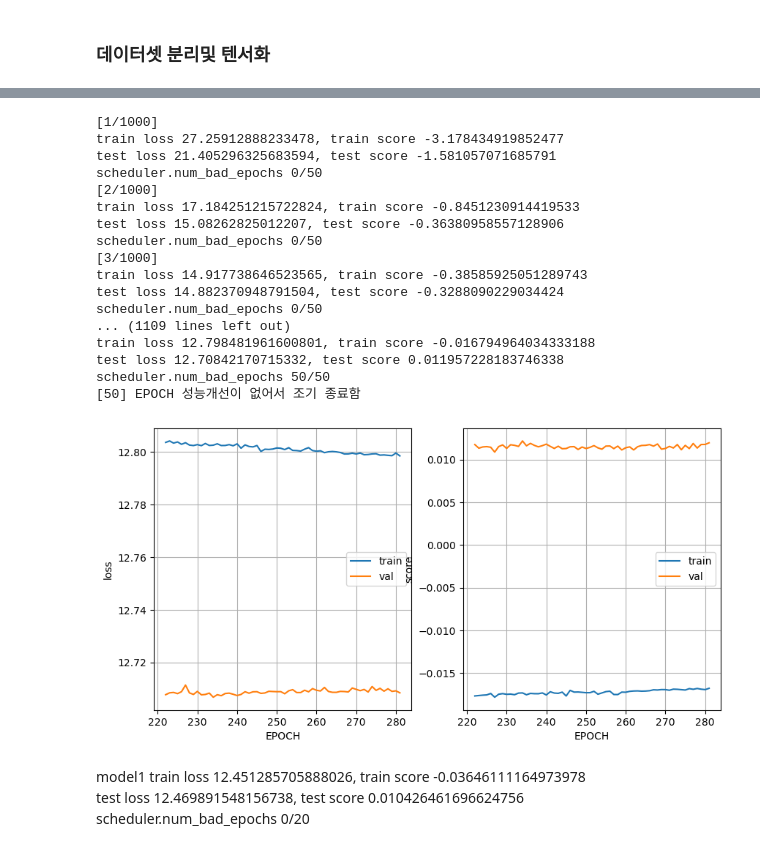
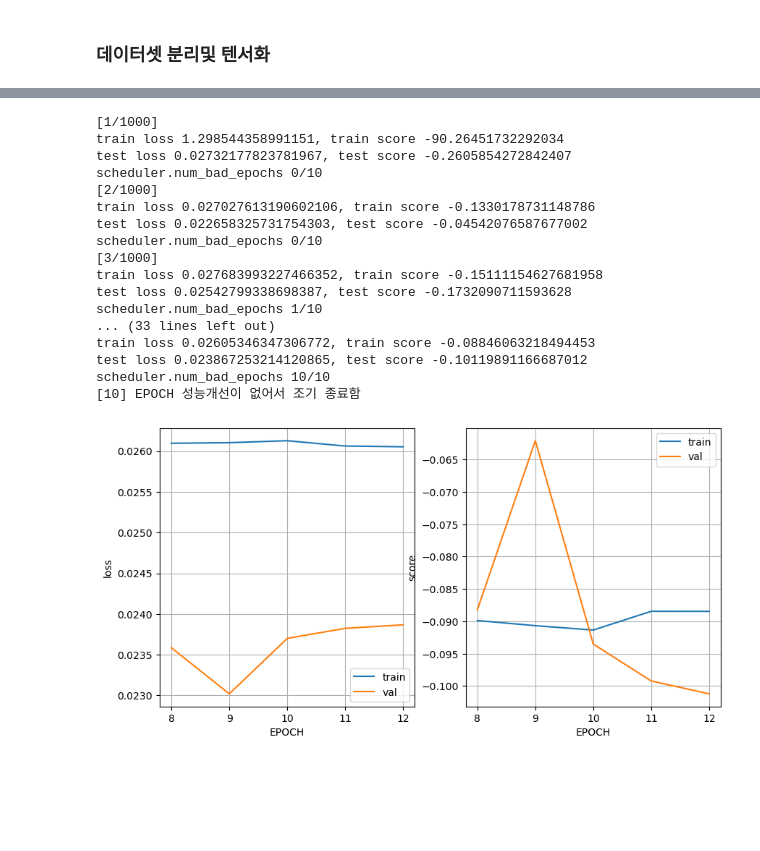
Before and after one commit to angelless00/KDT, a Jupyter notebook: 프로젝트/1024 배달현황/delivery copy.ipynb, the cells around one changed output, grey strips where cells are left out. Cells and saved outputs as stored; diff of their text form; code cells hidden in the pictures; blank space fills up the shorter version.

```diff
--- a/프로젝트/1024 배달현황/delivery copy.ipynb
+++ b/프로젝트/1024 배달현황/delivery copy.ipynb
@@ -137,7 +105,7 @@ deliDF
 # %%
-deliDF['한식']=deliDF['한식']/deliDF['총배달건수']*100
-deliDF['글로벌']=deliDF['글로벌']/deliDF['총배달건수']*100
-deliDF['패스트푸드']=deliDF['패스트푸드']/deliDF['총배달건수']*100
+deliDF['한식']=deliDF['한식']/deliDF['총배달건수']
+deliDF['글로벌']=deliDF['글로벌']/deliDF['총배달건수']
+deliDF['패스트푸드']=deliDF['패스트푸드']/deliDF['총배달건수']
 # %%
 deliDF
 # %% [output]
@@ -183,7 +146,7 @@ testDS=utils.MyDataSet(X_test,y_test)
 # %%
 from torch.utils.data import DataLoader
 
-trainDL=DataLoader(trainDS,batch_size=32)
-testDL=DataLoader(testDS,batch_size=len(testDS))
+trainDL=DataLoader(trainDS,batch_size=16)
+testDL=DataLoader(testDS,batch_size=16)
 # %%
 import torch.optim as optim
@@ -191,42 +154,36 @@ from torchmetrics.regression import R2Score, MeanAbsoluteError
 import torch.optim.lr_scheduler as lr_scheduler
 # %%
-#model=utils.SentenceClassifier(100,2,1,dropout=0,model_type='rnn')
-model=utils.DynamicsModel(4,1,[4])
-optimizer=optim.Adam(model.parameters(),lr=0.0005)
 
-import torch.nn as nn
-regLoss=nn.L1Loss()
+model=utils.DynamicsModel(4,1,[100,200,100])
+optimizer=optim.Adam(model.parameters(),lr=0.01)
+
+regLoss=MeanSquaredError()
 r2score=R2Score()
-scheduler=lr_scheduler.ReduceLROnPlateau(optimizer,patience=50,factor=0.8,mode='min')
+scheduler=lr_scheduler.ReduceLROnPlateau(optimizer,patience=10,factor=0.7,mode='min')
 # %%
 EPOCH=1000
 TV=utils.Train_val(trainDL,testDL,model,optimizer,regLoss,r2score)
-his=TV.train(EPOCH,scheduler,2)
+his=TV.train(EPOCH,scheduler,1)
 # %% [output]
 [1/1000]
-train loss 27.25912888233478, train score -3.178434919852477
-test loss 21.405296325683594, test score -1.581057071685791
-scheduler.num_bad_epochs 0/50
+train loss 1.298544358991151, train score -90.26451732292034
+test loss 0.02732177823781967, test score -0.2605854272842407
+scheduler.num_bad_epochs 0/10
 [2/1000]
-train loss 17.184251215722824, train score -0.8451230914419533
-test loss 15.08262825012207, test score -0.36380958557128906
-scheduler.num_bad_epochs 0/50
+train loss 0.027027613190602106, train score -0.1330178731148786
+test loss 0.022658325731754303, test score -0.04542076587677002
+scheduler.num_bad_epochs 0/10
 [3/1000]
-train loss 14.917738646523565, train score -0.38585925051289743
-test loss 14.882370948791504, test score -0.3288090229034424
-scheduler.num_bad_epochs 0/50
-... (1109 lines left out)
-train loss 12.798481961600801, train score -0.016794964034333188
-test loss 12.70842170715332, test score 0.011957228183746338
-scheduler.num_bad_epochs 50/50
-[50] EPOCH 성능개선이 없어서 조기 종료함
+train loss 0.027683993227466352, train score -0.15111154627681958
+test loss 0.02542799338698387, test score -0.1732090711593628
+scheduler.num_bad_epochs 1/10
+... (33 lines left out)
+train loss 0.02605346347306772, train score -0.08846063218494453
+test loss 0.023867253214120865, test score -0.10119891166687012
+scheduler.num_bad_epochs 10/10
+[10] EPOCH 성능개선이 없어서 조기 종료함
 # %%
 PH=utils.Plot_History(his)
-PH.draw(60)
+PH.draw(5)
 # %% [output]
-[figure, old version]
+[figure, new version]
-# %% [markdown]
-model1
-train loss 12.451285705888026, train score -0.03646111164973978
-test loss 12.469891548156738, test score 0.010426461696624756
-scheduler.num_bad_epochs 0/20
```
Also changed, not shown: parts of 17 cells of this notebook, 21 other files.
